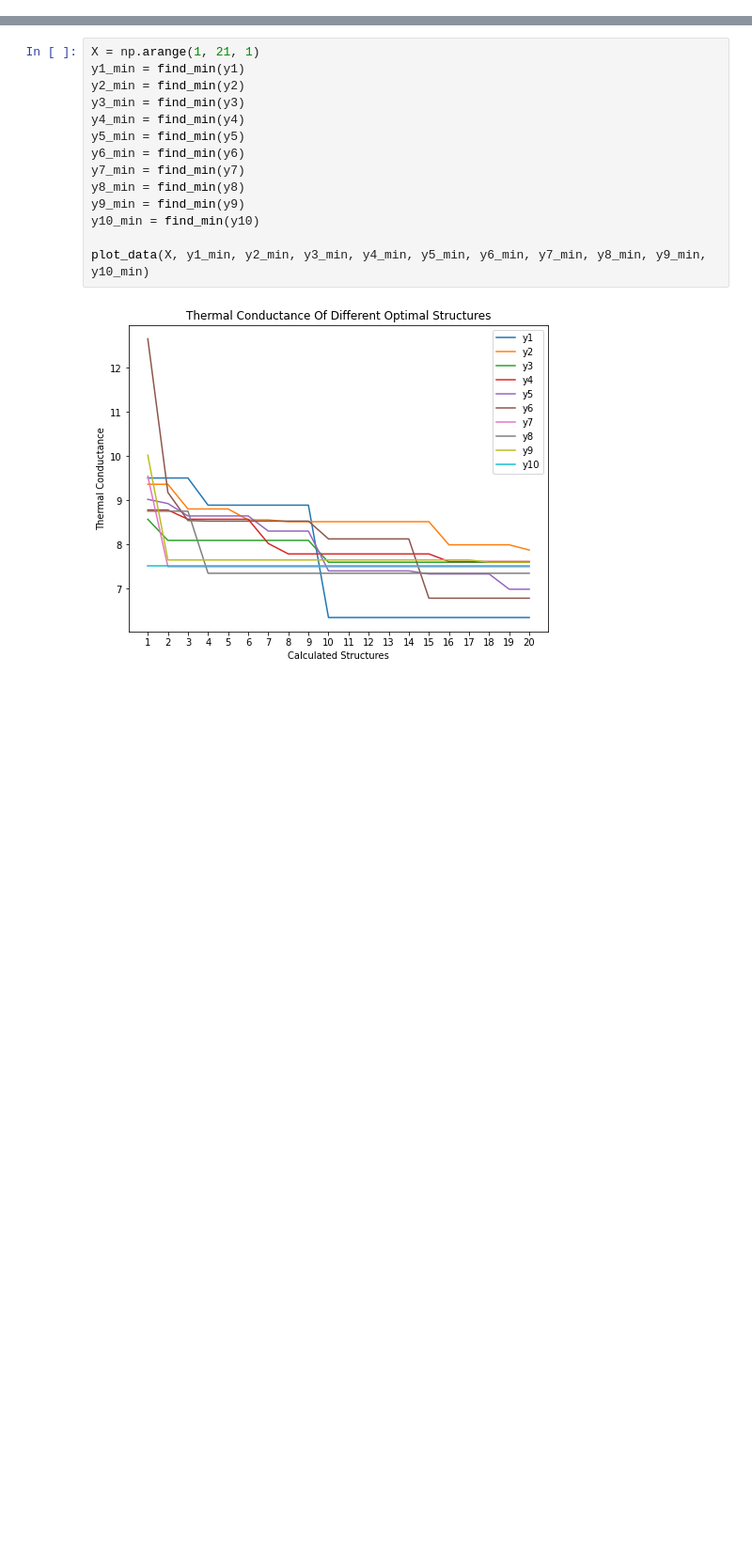
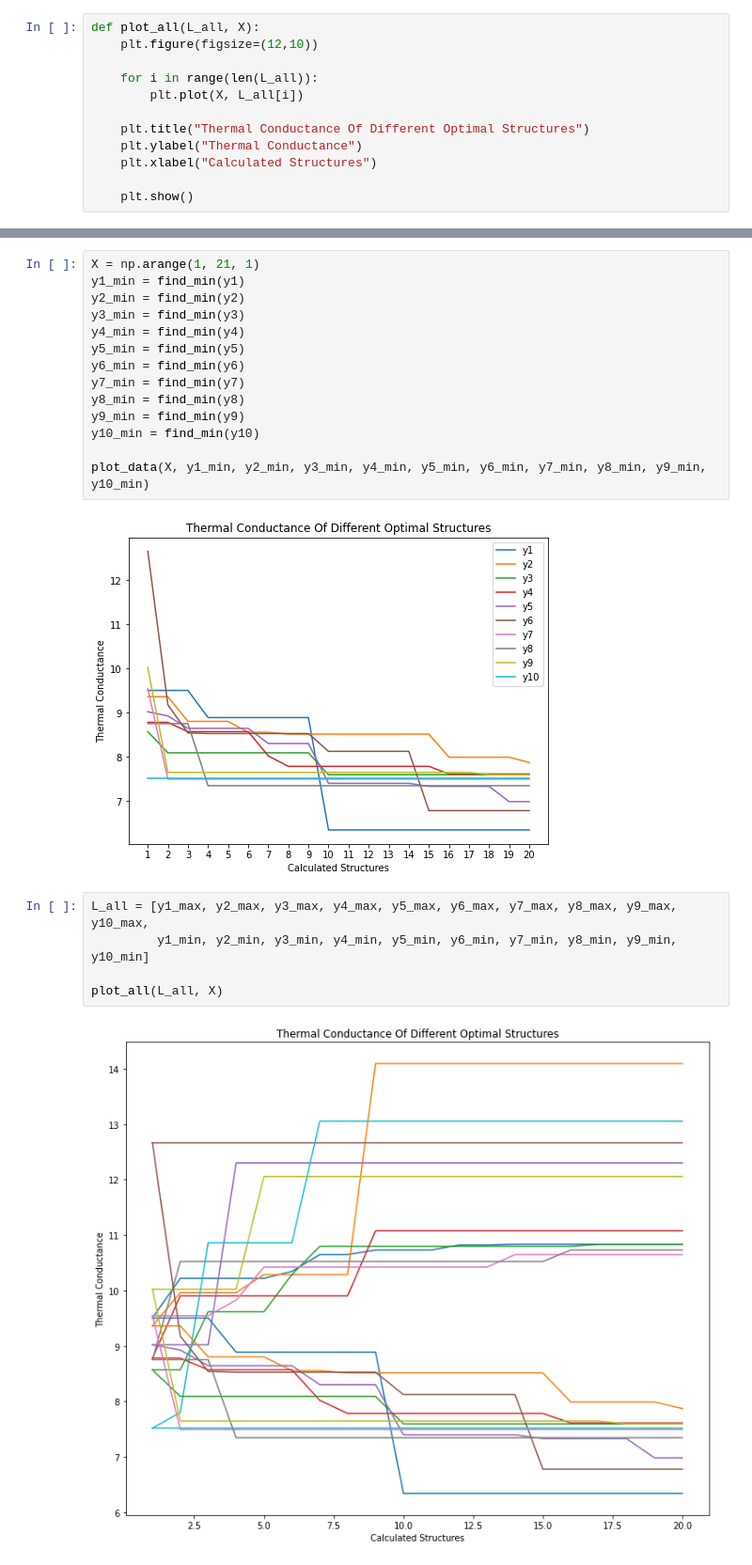
Before and after one commit to Lab-Brat/Materials_Informatics_Experiments, a Jupyter notebook: decision_tree/Si-Ge_MCTree/result_analysis.ipynb, the cells around one changed output, grey strips where cells are left out. Shown at 94% size. Cells and saved outputs as stored; diff of their text form; blank space fills up the shorter version.

Commit message:
added plot_all function, to visualize all the results in one graph

```diff
--- a/decision_tree/Si-Ge_MCTree/result_analysis.ipynb
+++ b/decision_tree/Si-Ge_MCTree/result_analysis.ipynb
@@ -31,6 +31,18 @@ import matplotlib.pyplot as plt
     plt.legend()
 
     plt.show()
+# %%
+def plot_all(L_all, X):
+    plt.figure(figsize=(12,10))
+
+    for i in range(len(L_all)):
+        plt.plot(X, L_all[i])
+
+    plt.title("Thermal Conductance Of Different Optimal Structures")
+    plt.ylabel("Thermal Conductance")
+    plt.xlabel("Calculated Structures")
+
+    plt.show()
 # %%
 def find_max(y):
     max_so_far = 0
@@ -133,3 +145,10 @@ y10_min = find_min(y10)
 plot_data(X, y1_min, y2_min, y3_min, y4_min, y5_min, y6_min, y7_min, y8_min, y9_min, y10_min)
 # %% [output]
 [figure]
+# %%
+L_all = [y1_max, y2_max, y3_max, y4_max, y5_max, y6_max, y7_max, y8_max, y9_max, y10_max,
+         y1_min, y2_min, y3_min, y4_min, y5_min, y6_min, y7_min, y8_min, y9_min, y10_min]
+
+plot_all(L_all, X)
+# %% [output]
+[figure, added]
```
Also changed, not shown: parts of 1 cell of this notebook.
